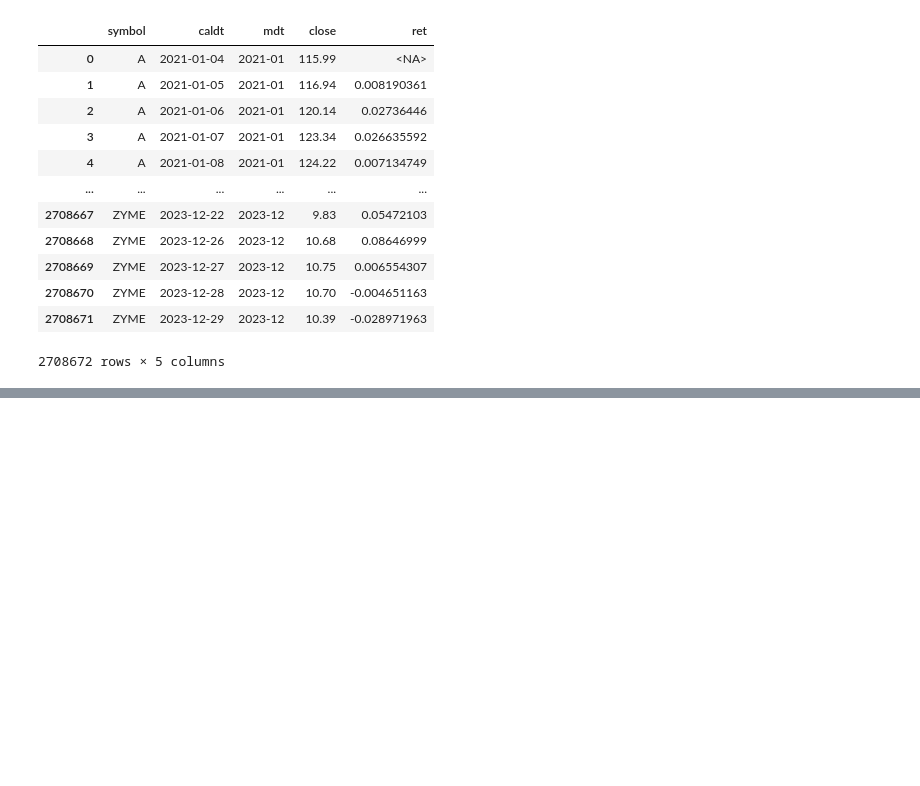
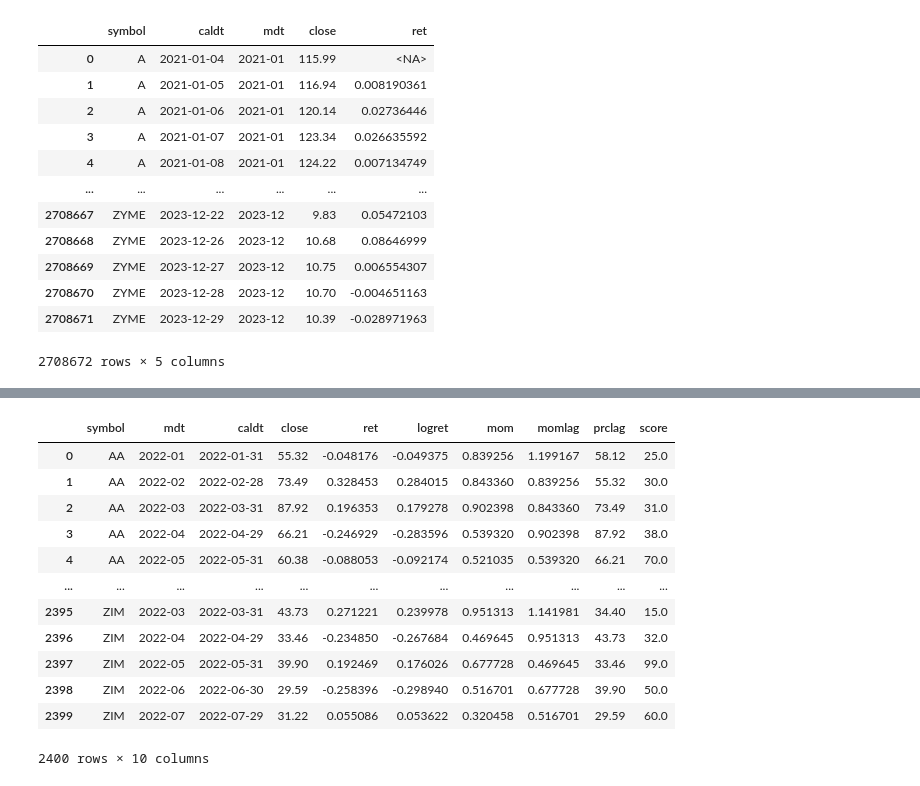
Before and after one commit to andrewhall1124/backtester, a Jupyter notebook: main.ipynb, the cells around one changed output, grey strips where cells are left out. Cells and saved outputs as stored; diff of their text form; code cells hidden in the pictures; blank space fills up the shorter version.

```diff
--- a/main.ipynb
+++ b/main.ipynb
@@ -146,0 +112,28 @@ df
+# %%
+# Trading filters
+
+monthly['prclag'] = monthly.groupby('symbol')['close'].shift(1)
+
+monthly = monthly.query('momlag == momlag and prclag >= 5')
+
+# Portfolio generation
+
+monthly['score'] = monthly.groupby('mdt')['momlag'].rank(ascending=False)
+
+port = monthly[monthly['score'] <= 100].reset_index(drop=True).copy()
+
+port
+# %% [output]
+|  | symbol | mdt | caldt | close | ret | logret | mom | momlag | prclag | score |
+| 0 | AA | 2022-01 | 2022-01-31 | 55.32 | -0.048176 | -0.049375 | 0.839256 | 1.199167 | 58.12 | 25.0 |
+| 1 | AA | 2022-02 | 2022-02-28 | 73.49 | 0.328453 | 0.284015 | 0.843360 | 0.839256 | 55.32 | 30.0 |
+| 2 | AA | 2022-03 | 2022-03-31 | 87.92 | 0.196353 | 0.179278 | 0.902398 | 0.843360 | 73.49 | 31.0 |
+| 3 | AA | 2022-04 | 2022-04-29 | 66.21 | -0.246929 | -0.283596 | 0.539320 | 0.902398 | 87.92 | 38.0 |
+| 4 | AA | 2022-05 | 2022-05-31 | 60.38 | -0.088053 | -0.092174 | 0.521035 | 0.539320 | 66.21 | 70.0 |
+| ... | ... | ... | ... | ... | ... | ... | ... | ... | ... | ... |
+| 2395 | ZIM | 2022-03 | 2022-03-31 | 43.73 | 0.271221 | 0.239978 | 0.951313 | 1.141981 | 34.40 | 15.0 |
+| 2396 | ZIM | 2022-04 | 2022-04-29 | 33.46 | -0.234850 | -0.267684 | 0.469645 | 0.951313 | 43.73 | 32.0 |
+| 2397 | ZIM | 2022-05 | 2022-05-31 | 39.90 | 0.192469 | 0.176026 | 0.677728 | 0.469645 | 33.46 | 99.0 |
+| 2398 | ZIM | 2022-06 | 2022-06-30 | 29.59 | -0.258396 | -0.298940 | 0.516701 | 0.677728 | 39.90 | 50.0 |
+| 2399 | ZIM | 2022-07 | 2022-07-29 | 31.22 | 0.055086 | 0.053622 | 0.320458 | 0.516701 | 29.59 | 60.0 |
+2400 rows × 10 columns
```
Also changed, not shown: parts of 14 cells of this notebook, 1 other file.
